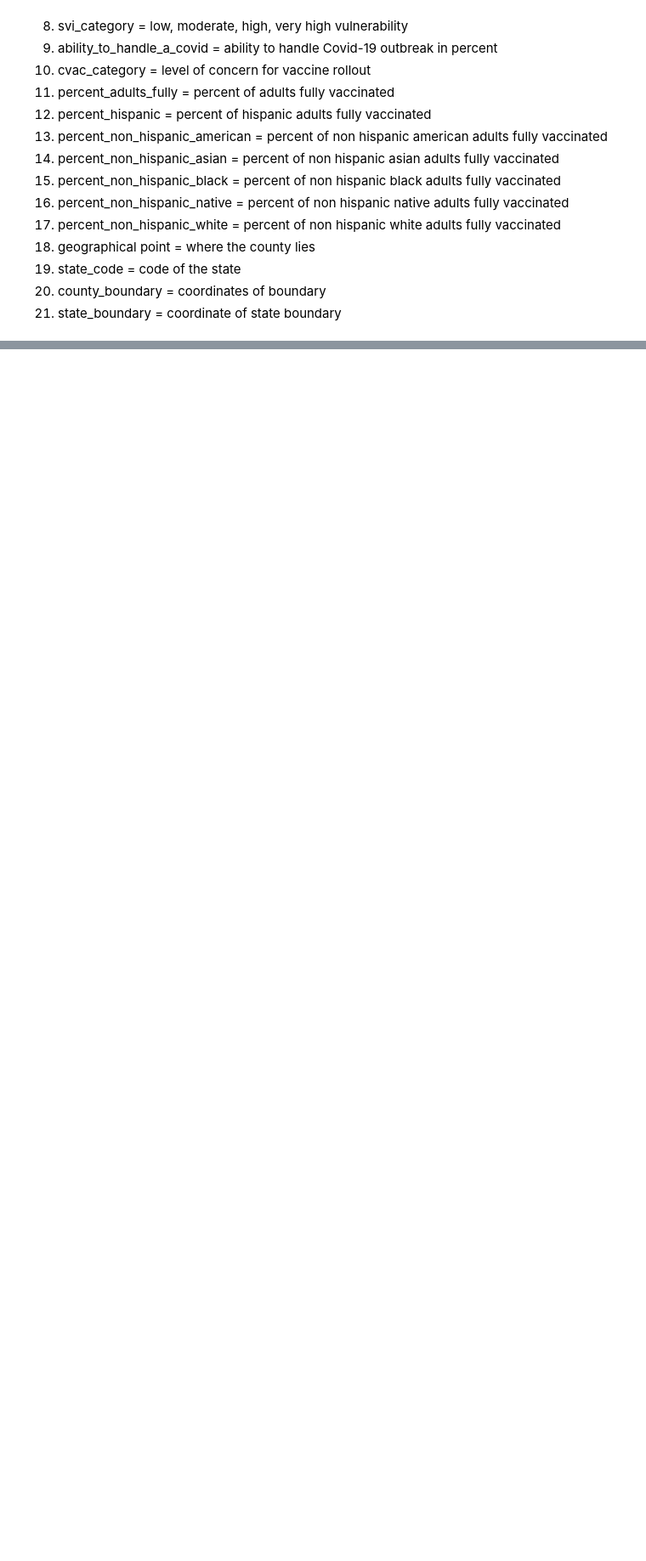
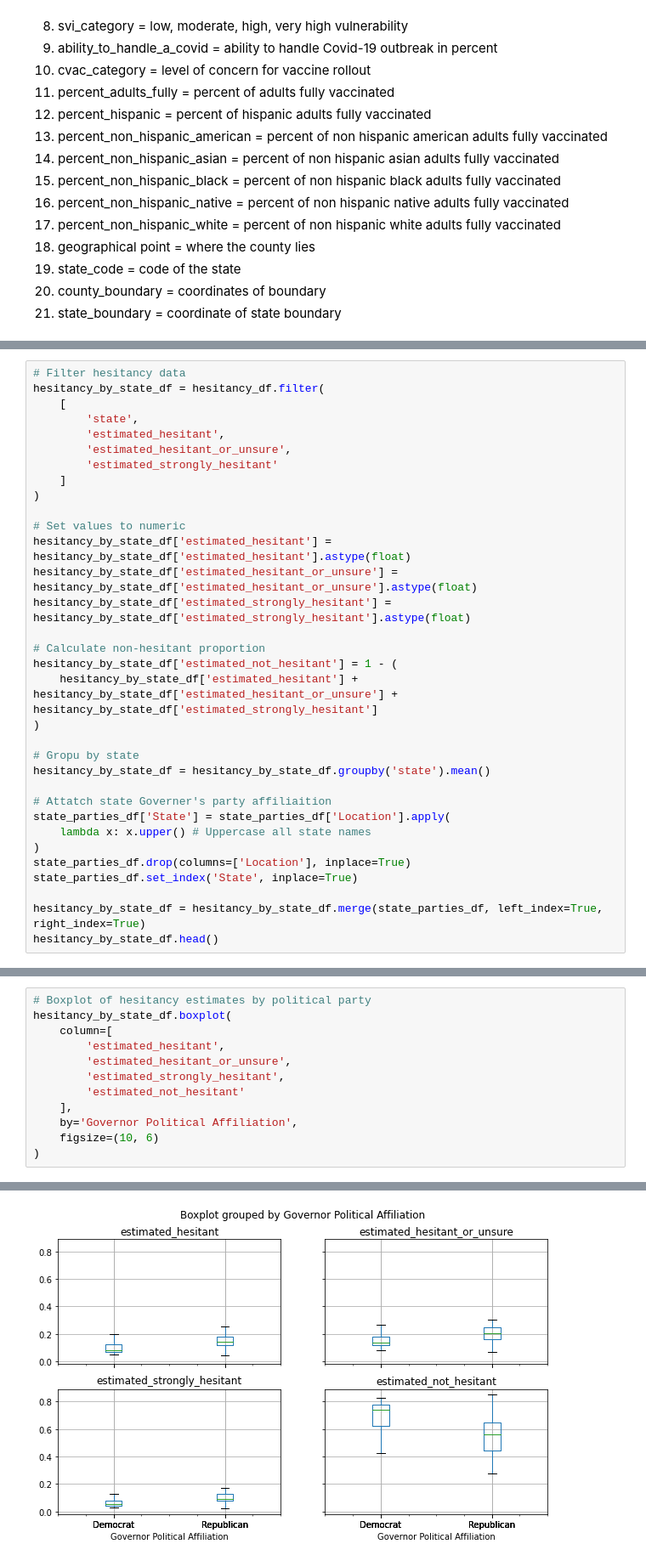
Before and after one commit to gspiga/STAT141Bfinal, a Jupyter notebook: CDC Vaccine Hesitancy Master.ipynb, the cells around one changed output, grey strips where cells are left out. Shown at 85% size. Cells and saved outputs as stored; diff of their text form; blank space fills up the shorter version.

Commit message:
Upload visualizations to master report

```diff
--- a/CDC Vaccine Hesitancy Master.ipynb
+++ b/CDC Vaccine Hesitancy Master.ipynb
@@ -71,0 +131,33 @@ memory usage: 564.7+ KB
+# %%
+# Filter hesitancy data
+hesitancy_by_state_df = hesitancy_df.filter(
+    [
+        'state',
+        'estimated_hesitant',
+        'estimated_hesitant_or_unsure',
+        'estimated_strongly_hesitant'
+    ]
+)
+
+# Set values to numeric
+hesitancy_by_state_df['estimated_hesitant'] = hesitancy_by_state_df['estimated_hesitant'].astype(float)
+hesitancy_by_state_df['estimated_hesitant_or_unsure'] = hesitancy_by_state_df['estimated_hesitant_or_unsure'].astype(float)
+hesitancy_by_state_df['estimated_strongly_hesitant'] = hesitancy_by_state_df['estimated_strongly_hesitant'].astype(float)
+
+# Calculate non-hesitant proportion
+hesitancy_by_state_df['estimated_not_hesitant'] = 1 - (
+    hesitancy_by_state_df['estimated_hesitant'] + hesitancy_by_state_df['estimated_hesitant_or_unsure'] + hesitancy_by_state_df['estimated_strongly_hesitant']
+)
+
+# Gropu by state
+hesitancy_by_state_df = hesitancy_by_state_df.groupby('state').mean()
+
+# Attatch state Governer's party affiliaition
+state_parties_df['State'] = state_parties_df['Location'].apply(
+    lambda x: x.upper() # Uppercase all state names
+)
+state_parties_df.drop(columns=['Location'], inplace=True)
+state_parties_df.set_index('State', inplace=True)
+
+hesitancy_by_state_df = hesitancy_by_state_df.merge(state_parties_df, left_index=True, right_index=True)
+hesitancy_by_state_df.head()
@@ -73,0 +248,13 @@ memory usage: 564.7+ KB
+# %%
+# Boxplot of hesitancy estimates by political party
+hesitancy_by_state_df.boxplot(
+    column=[
+        'estimated_hesitant',
+        'estimated_hesitant_or_unsure',
+        'estimated_strongly_hesitant',
+        'estimated_not_hesitant'
+    ],
+    by='Governor Political Affiliation',
+    figsize=(10, 6)
+)
+# %% [output]
@@ -73,0 +266 @@ memory usage: 564.7+ KB
+[figure, added]
```
Also changed, not shown: parts of 19 cells of this notebook.
